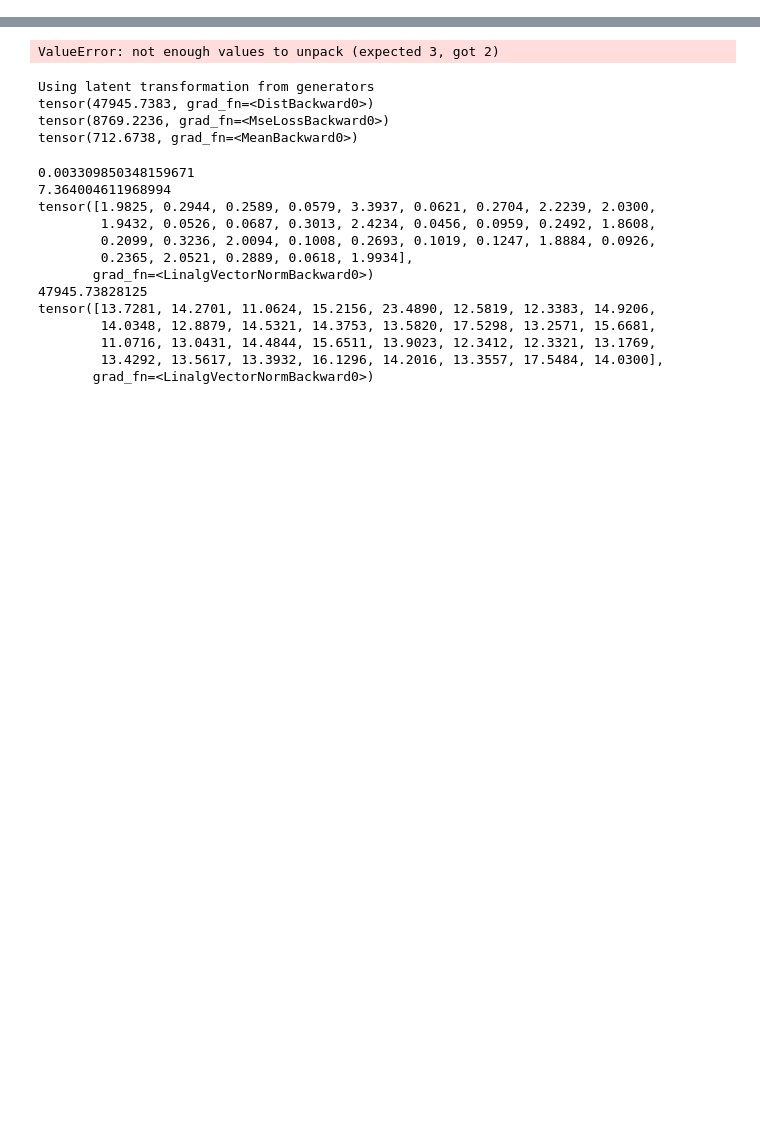
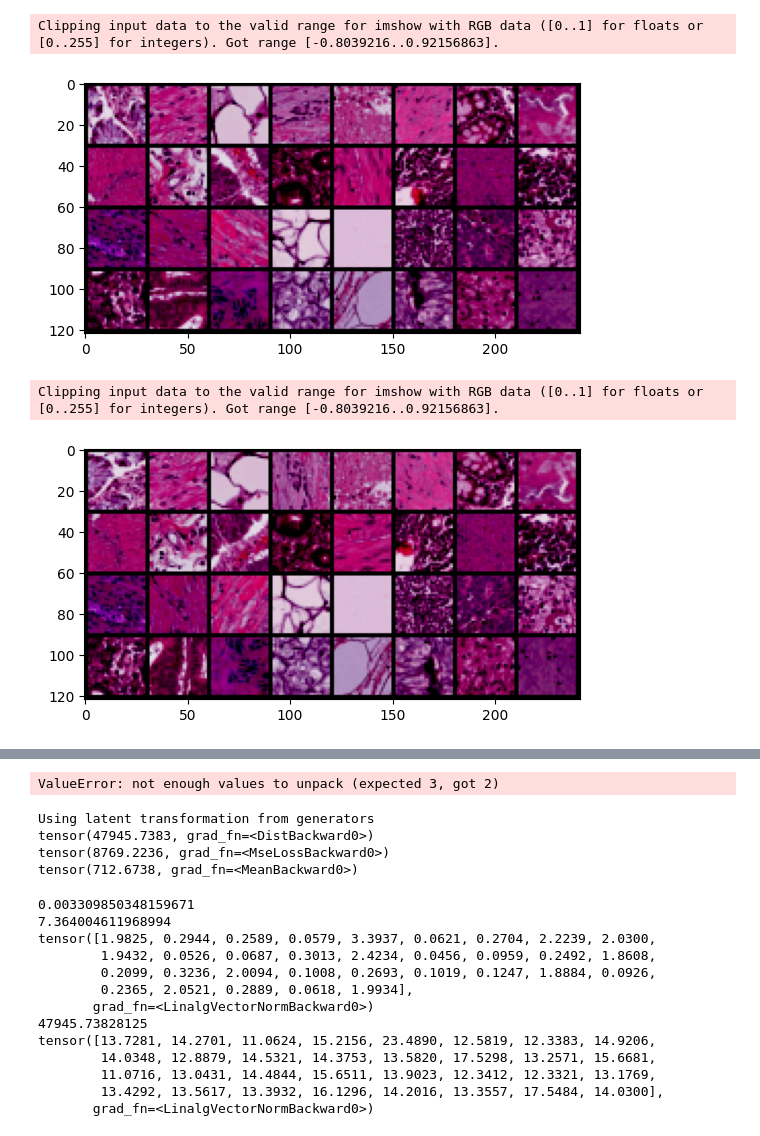
Before and after one commit to rick-ali/MedMNIST_functorial, a Jupyter notebook: play.ipynb, the cells around one changed output, grey strips where cells are left out. Saved outputs shown, nothing was run; the diff lists cells and outputs as text; code cells hidden in the pictures; blank space fills up the shorter version.

```diff
--- a/play.ipynb
+++ b/play.ipynb
@@ -20,0 +75,17 @@ def imshow(img):
+# %%
+data_module = D4MedMNISTDataModule('pathmnist', batch_size=32, resize=False, as_rgb=True, size=28, download=True)
+data_module.setup()
+train_loader = data_module.train_dataloader()
+val_loader = data_module.val_dataloader()
+test_loader = data_module.test_dataloader()
+
+latents = []
+for i, ((x1, y1), (x2, y2), transformation_type, covariate) in enumerate(train_loader):
+    imshow(torchvision.utils.make_grid(x1))
+    imshow(torchvision.utils.make_grid(x2))
+    break
+# %% [output]
+Clipping input data to the valid range for imshow with RGB data ([0..1] for floats or [0..255] for integers). Got range [-0.8039216..0.92156863].
+[figure, added]
+Clipping input data to the valid range for imshow with RGB data ([0..1] for floats or [0..255] for integers). Got range [-0.8039216..0.92156863].
+[figure, added]
```
Also changed, not shown: parts of 21 cells of this notebook, 14 other files.
